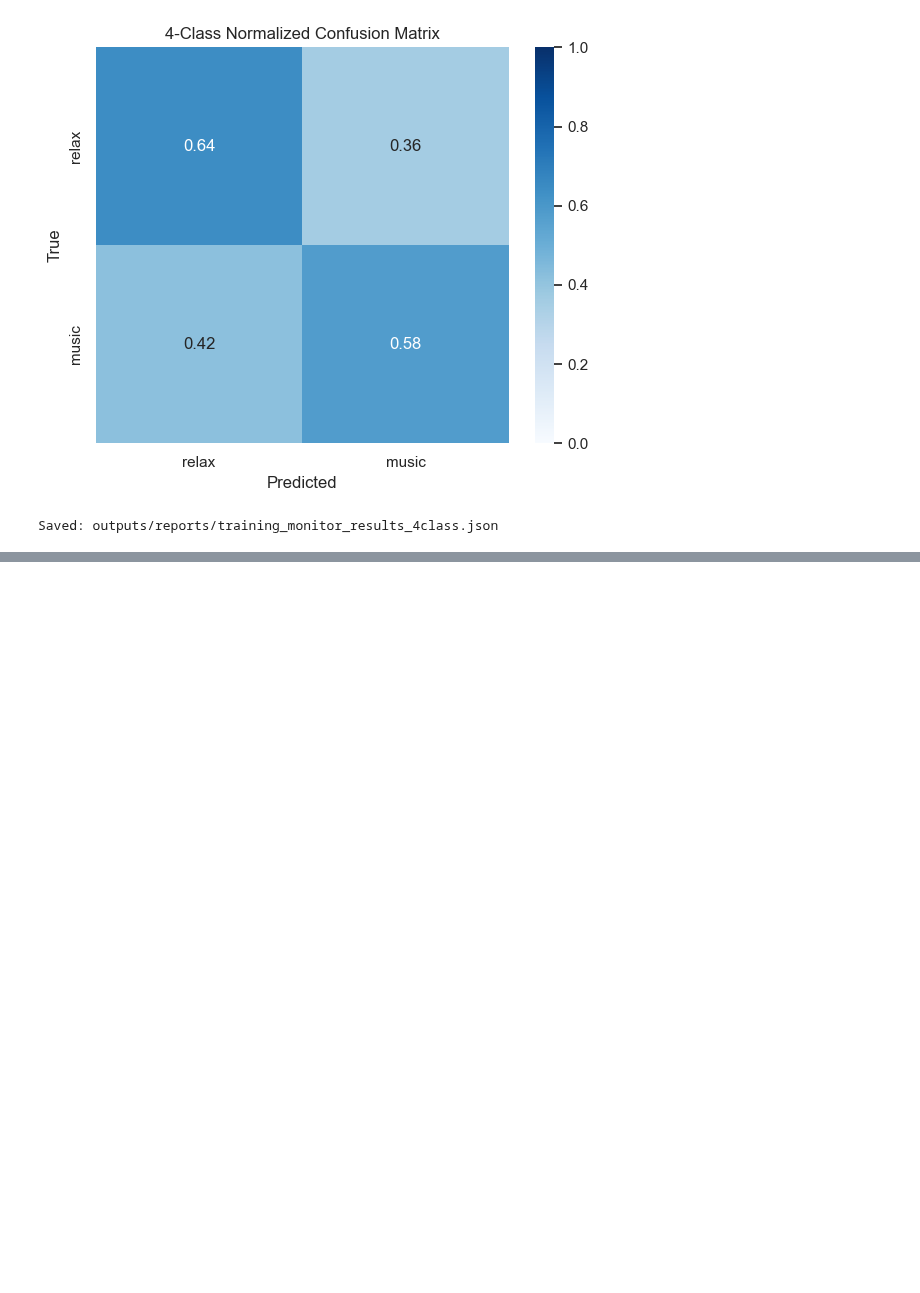
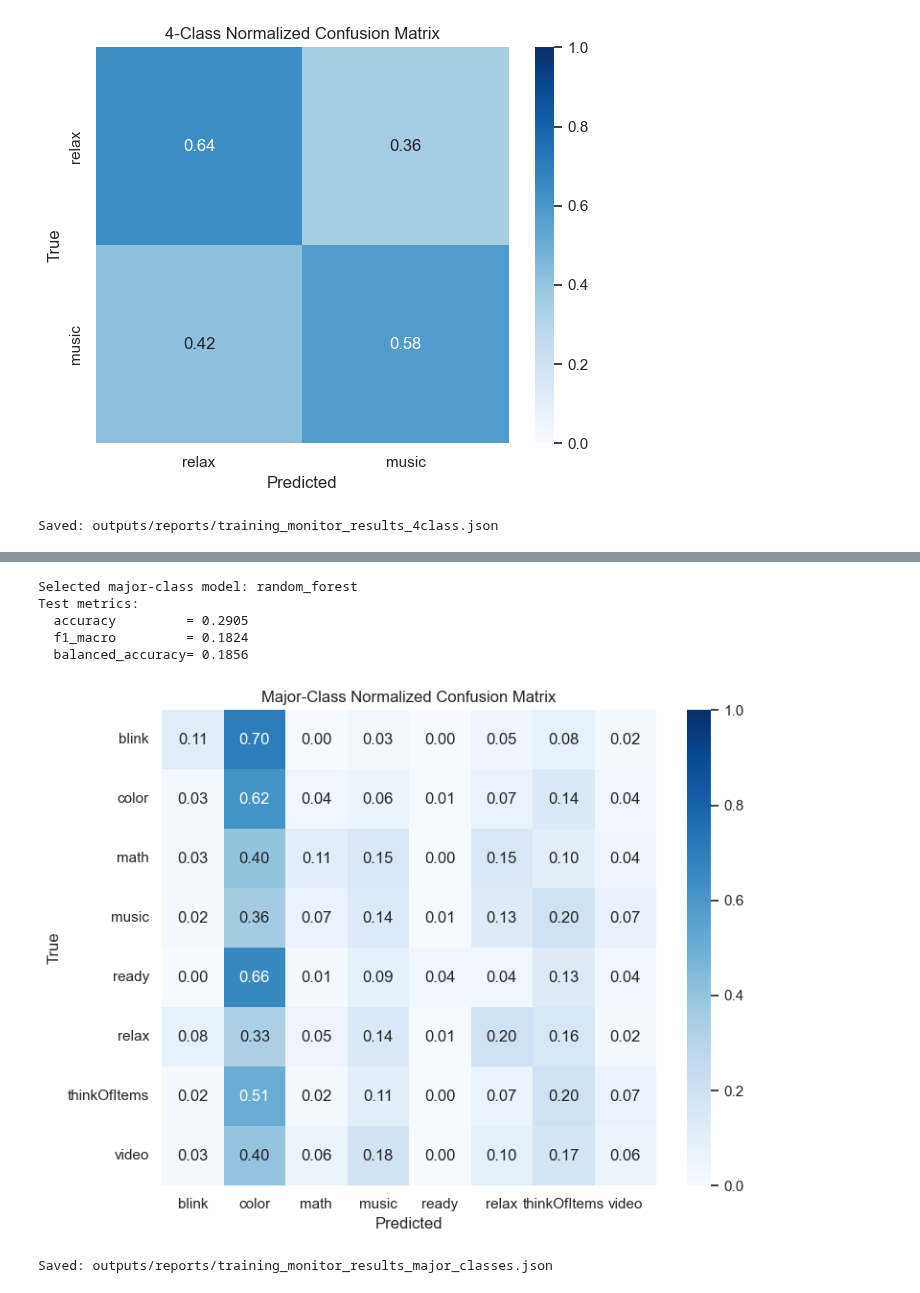
Before and after one commit to parhamkebria/EEG, a Jupyter notebook: training_monitor.ipynb, the cells around one changed output, grey strips where cells are left out. Drawn from its saved outputs; the diff is of its cells as text; code cells hidden in the pictures; blank space fills up the shorter version.

```diff
--- a/training_monitor.ipynb
+++ b/training_monitor.ipynb
@@ -604,0 +774,60 @@ Saved: outputs/reports/training_monitor_results_4class.json
+# %%
+best_major_name = major_summary_df.iloc[0]["model"]
+best_major = major_results[best_major_name]
+best_major_test = best_major["test"]
+
+print("Selected major-class model:", best_major_name)
+print("Test metrics:")
+print("  accuracy         =", round(best_major_test["accuracy"], 4))
+print("  f1_macro         =", round(best_major_test["f1_macro"], 4))
+print("  balanced_accuracy=", round(best_major_test["balanced_accuracy"], 4))
+
+major_labels_order = sorted(y_train_major.unique().tolist())
+y_pred_major = pd.Series(best_major_test["y_pred"], index=y_test_major.index)
+
+cm_major = confusion_matrix(y_test_major, y_pred_major, labels=major_labels_order, normalize="true")
+cm_major_df = pd.DataFrame(cm_major, index=major_labels_order, columns=major_labels_order)
+
+plt.figure(figsize=(8, 6))
+sns.heatmap(cm_major_df, annot=True, fmt=".2f", cmap="Blues", vmin=0, vmax=1)
+plt.title("Major-Class Normalized Confusion Matrix")
+plt.xlabel("Predicted")
+plt.ylabel("True")
+plt.tight_layout()
+plt.show()
+
+major_artifact = {
+    "target": "major_classes",
+    "train_rows": int(len(train_major_df)),
+    "test_rows": int(len(test_major_df)),
+    "major_classes": major_labels_order,
+    "imbalance_ratio": float(imbalance_ratio_major),
+    "class_weight_enabled": bool(class_weight_enabled_major),
+    "baseline": {
+        "cv": baseline_major_cv,
+        "test": {k: baseline_major_test[k] for k in ["accuracy", "f1_macro", "balanced_accuracy"]},
+    },
+    "candidates": {
+        name: {
+            "cv": res["cv"],
+            "test": {k: res["test"][k] for k in ["accuracy", "f1_macro", "balanced_accuracy"]},
+        }
+        for name, res in major_results.items()
+    },
+    "selected_model": {
+        "name": best_major_name,
+        "test": {k: best_major_test[k] for k in ["accuracy", "f1_macro", "balanced_accuracy"]},
+    },
+}
+
+major_out = REPORT_DIR / "training_monitor_results_major_classes.json"
+major_out.write_text(json.dumps(major_artifact, indent=2), encoding="utf-8")
+print("Saved:", major_out)
+# %% [output]
+Selected major-class model: random_forest
+Test metrics:
+  accuracy         = 0.2905
+  f1_macro         = 0.1824
+  balanced_accuracy= 0.1856
+[figure, added]
+Saved: outputs/reports/training_monitor_results_major_classes.json
```
Also changed, not shown: parts of 3 cells of this notebook, 3 other files.
